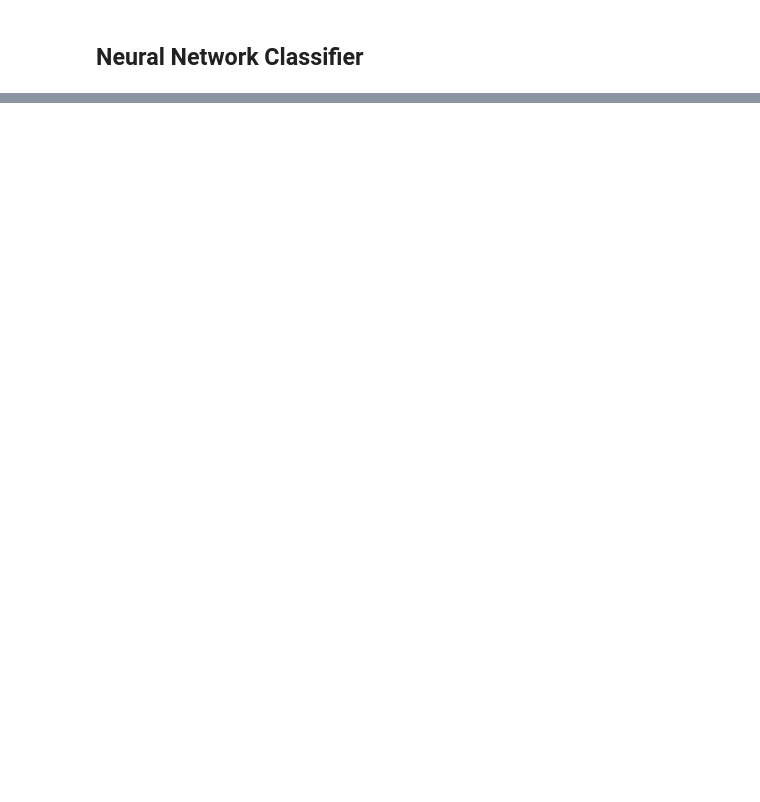
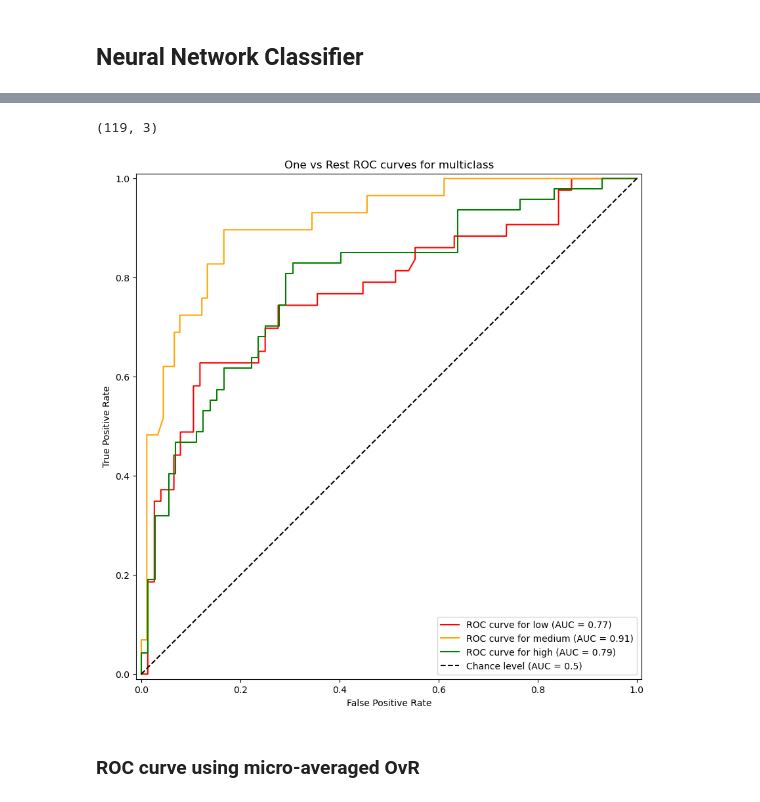
Before and after one commit to ASarriJackson/SummerProject, a Jupyter notebook: Classifiers/Classification_neural_network.ipynb, the cells around one changed output, grey strips where cells are left out. Saved outputs shown, nothing was run; the diff lists cells and outputs as text; code cells hidden in the pictures; blank space fills up the shorter version.

```diff
--- a/Classifiers/Classification_neural_network.ipynb
+++ b/Classifiers/Classification_neural_network.ipynb
@@ -104,0 +169,2 @@ model_ANN = MLPClassifier(hidden_layer_sizes=(5, 3), random_state=SEED)
+# %%
+model_ANN_3.fit(static_train_x_3,static_train_y_3)
@@ -104,0 +177,8 @@ model_ANN = MLPClassifier(hidden_layer_sizes=(5, 3), random_state=SEED)
+# %%
+label_binarizer_3 = LabelBinarizer().fit(static_train_y_3)
+y_onehot_test_3 = label_binarizer_3.transform(static_test_y_3)
+y_onehot_test_3.shape
+# %% [output]
+(119, 3)
+# %%
+test_prob_3 = model_ANN_3.predict_proba(static_test_x_3)
@@ -104,0 +189,24 @@ model_ANN = MLPClassifier(hidden_layer_sizes=(5, 3), random_state=SEED)
+# %%
+fig, ax = plt.subplots(figsize=(10,10))
+
+plt.figure(fig)
+bins_label_3 =["low", "medium","high"]
+colors = cycle(["red", "orange","green"])
+for class_id, color in zip(range(3), colors):
+    RocCurveDisplay.from_predictions(
+        y_onehot_test_3[:, class_id],
+        test_prob_3[:, class_id],
+        name=f"ROC curve for {bins_label_3[class_id]}",
+        color=color,
+        ax=ax,
+        plot_chance_level=(class_id == 2),
+    )
+_ = ax.set(
+    xlabel="False Positive Rate",
+    ylabel="True Positive Rate",
+    title="One vs Rest ROC curves for multiclass"
+)
+# %% [output]
+[figure, added]
+# %% [markdown]
+### ROC curve using micro-averaged OvR ###
```
Also changed, not shown: parts of 54 cells of this notebook, 1 other file.
